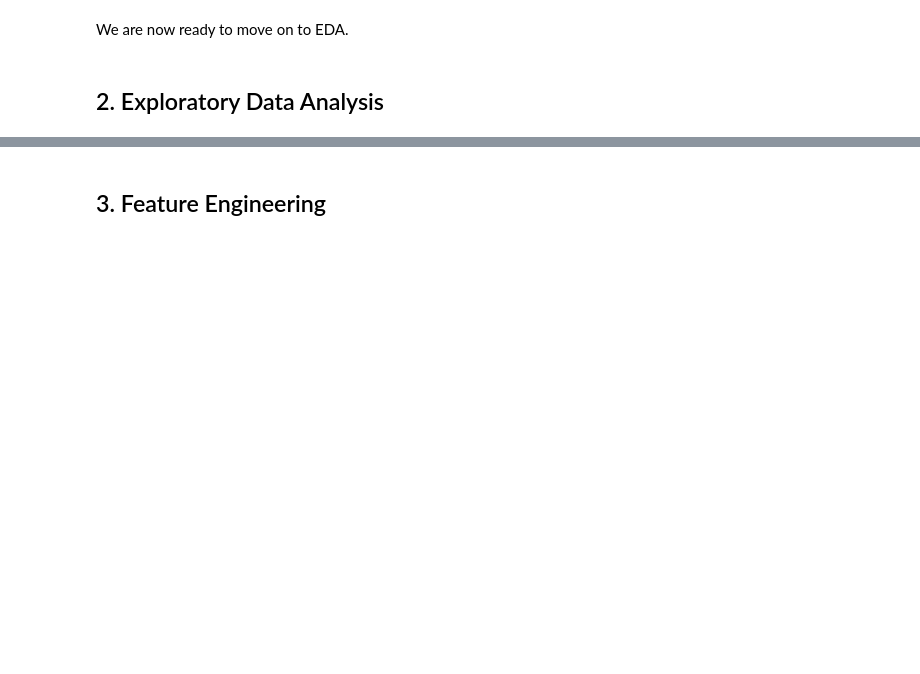
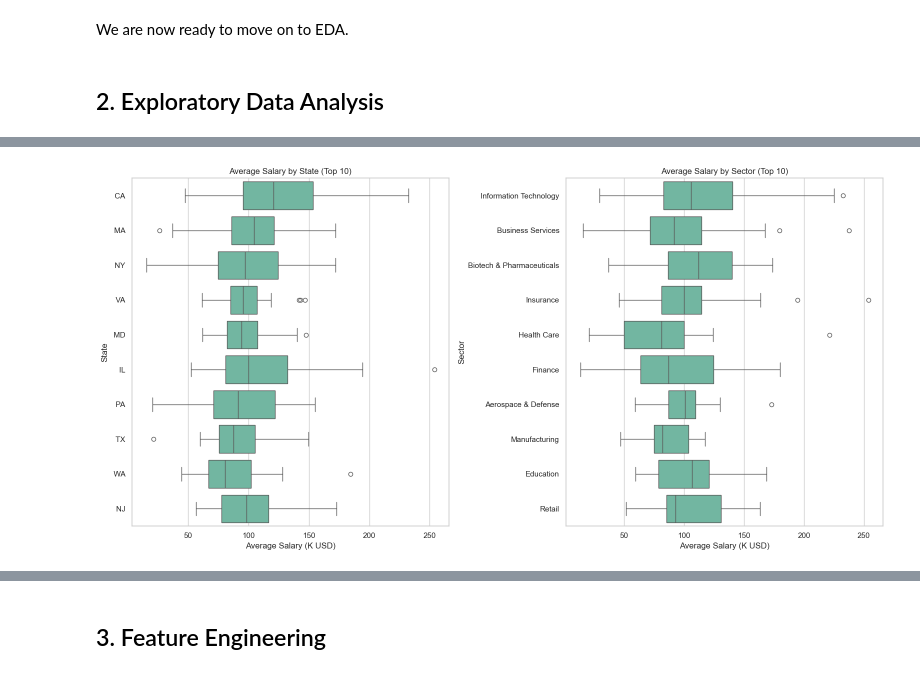
Before and after one commit to yassineerraji/Business-Data-Science-Project, a Jupyter notebook: notebook.ipynb, the cells around one changed output, grey strips where cells are left out. Cells and saved outputs as stored; diff of their text form; code cells hidden in the pictures; blank space fills up the shorter version.

```diff
--- a/notebook.ipynb
+++ b/notebook.ipynb
@@ -443,0 +335,69 @@ if corr_cols:
+# %%
+# =========================================================================
+# Salary variation by geography and by industry (Top 10 categories each)
+# Goal:
+#   - Highlight geographic salary differences (job_state)
+#   - Compare salary distributions across major industries
+#   - Keep plots readable by restricting to top 10 categories
+# =========================================================================
+
+fig, axes = plt.subplots(1, 2, figsize=(16, 8))
+
+
+# ---------------------------------------------------------
+# 1. Salary distribution by job_state (Top 10 most frequent)
+# ---------------------------------------------------------
+if "job_state" in df_clean.columns:
+
+    # Identify the 10 states with the most job postings
+    top_states = df_clean["job_state"].value_counts().head(10).index
+
+    sns.boxplot(
+        data=df_clean[df_clean["job_state"].isin(top_states)],
+        y="job_state",
+        x="avg_salary",
+        ax=axes[0],
+        orient="h",
+        order=top_states
+    )
+
+    axes[0].set_title("Average Salary by State (Top 10)")
+    axes[0].set_xlabel("Average Salary (K USD)")
+    axes[0].set_ylabel("State")
+
+
+# ---------------------------------------------------------
+# 2. Salary distribution by industry (Top 10 industries)
+#    -> Labels shortened to avoid clutter on the y-axis
+# ---------------------------------------------------------
+
+
+# Identify top 10 industries by frequency
+top_industries = df_clean["Sector"].value_counts().head(10).index.tolist()
+
+# Shorten labels to keep plot readable
+short_labels = [
+    textwrap.shorten(str(label), width=32, placeholder="…")
+    for label in top_industries
+]
+
+sns.boxplot(
+    data=df_clean[df_clean["Sector"].isin(top_industries)],
+    y="Sector",
+    x="avg_salary",
+    ax=axes[1],
+    orient="h",
+    order=top_industries
+)
+
+axes[1].set_title("Average Salary by Sector (Top 10)")
+axes[1].set_xlabel("Average Salary (K USD)")
+axes[1].set_ylabel("Sector")
+axes[1].set_yticklabels(short_labels)
+
+
+# Final layout formatting
+plt.tight_layout()
+plt.show()
+# %% [output]
+[figure, added]
```
Also changed, not shown: parts of 27 cells of this notebook.
